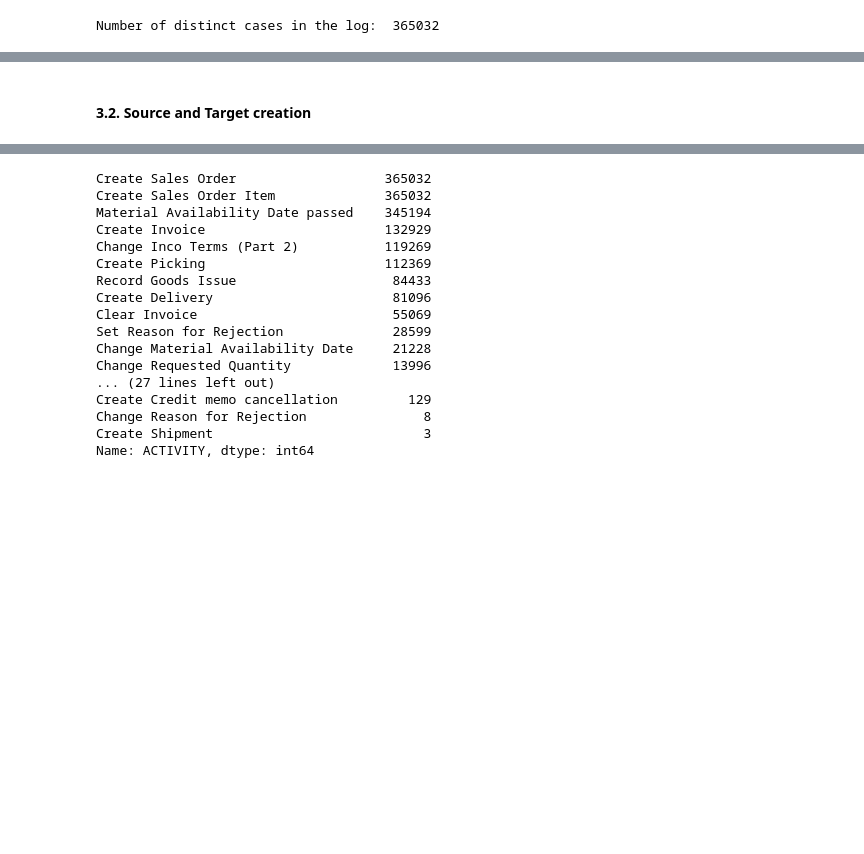
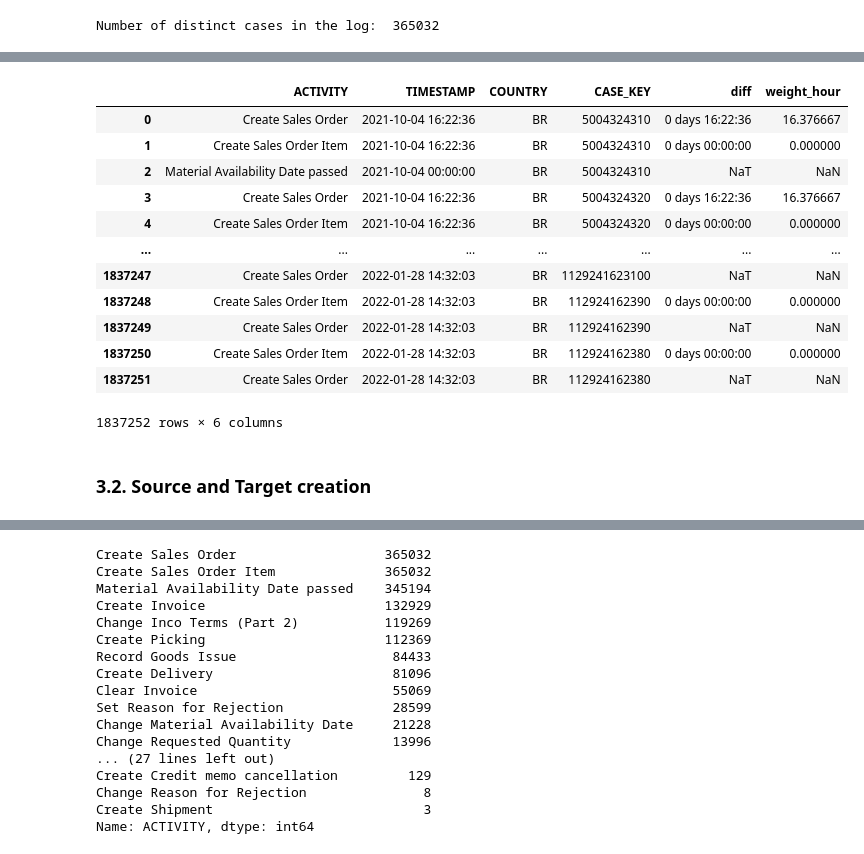
Before and after one commit to LorenzoPigozzi/GraphAnalytics_Project, a Jupyter notebook: GA_Project.ipynb, the cells around one changed output, grey strips where cells are left out. Saved outputs shown, nothing was run; the diff lists cells and outputs as text; code cells hidden in the pictures; blank space fills up the shorter version.

```diff
--- a/GA_Project.ipynb
+++ b/GA_Project.ipynb
@@ -139,5 +205,21 @@ df['diff'] = df.sort_values(['TIMESTAMP', 'ACTIVITY'], ascending = True).groupby
 # weight_hour: getting the difference in seconds and dividing for 3600 to get the number of hours
 # 3600 seconds = 1 hour
 df['weight_hour'] = df['diff'].dt.total_seconds() / 3600
+# %%
+df
+# %% [output]
+|  | ACTIVITY | TIMESTAMP | COUNTRY | CASE_KEY | diff | weight_hour |
+| 0 | Create Sales Order | 2021-10-04 16:22:36 | BR | 5004324310 | 0 days 16:22:36 | 16.376667 |
+| 1 | Create Sales Order Item | 2021-10-04 16:22:36 | BR | 5004324310 | 0 days 00:00:00 | 0.000000 |
+| 2 | Material Availability Date passed | 2021-10-04 00:00:00 | BR | 5004324310 | NaT | NaN |
+| 3 | Create Sales Order | 2021-10-04 16:22:36 | BR | 5004324320 | 0 days 16:22:36 | 16.376667 |
+| 4 | Create Sales Order Item | 2021-10-04 16:22:36 | BR | 5004324320 | 0 days 00:00:00 | 0.000000 |
+| ... | ... | ... | ... | ... | ... | ... |
+| 1837247 | Create Sales Order | 2022-01-28 14:32:03 | BR | 1129241623100 | NaT | NaN |
+| 1837248 | Create Sales Order Item | 2022-01-28 14:32:03 | BR | 112924162390 | 0 days 00:00:00 | 0.000000 |
+| 1837249 | Create Sales Order | 2022-01-28 14:32:03 | BR | 112924162390 | NaT | NaN |
+| 1837250 | Create Sales Order Item | 2022-01-28 14:32:03 | BR | 112924162380 | 0 days 00:00:00 | 0.000000 |
+| 1837251 | Create Sales Order | 2022-01-28 14:32:03 | BR | 112924162380 | NaT | NaN |
+1837252 rows × 6 columns
 # %%
 # dropping unnecessary columns
@@ -149,7 +231,7 @@ df = df.sort_values(['CASE_KEY', 'TIMESTAMP', 'ACTIVITY'], ascending = True).res
 backup = df.copy()
 # df = backup.copy()
 # %% [markdown]
-#### 3.2. Source and Target creation
+### **3.2. Source and Target creation** <a class="anchor" id="3.2"></a>
 # %%
 ## creating Source:
 # appending previous activity in subsequent row after aggregation by case_key and sorting by timestamp
```
Also changed, not shown: parts of 30 cells of this notebook.
